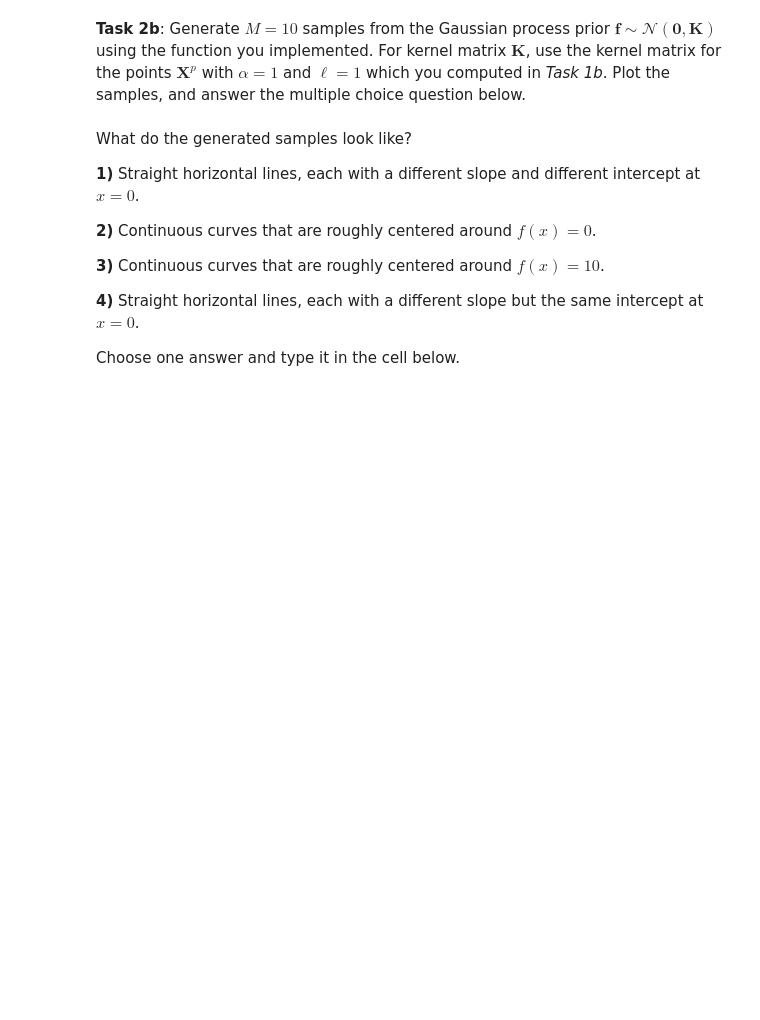
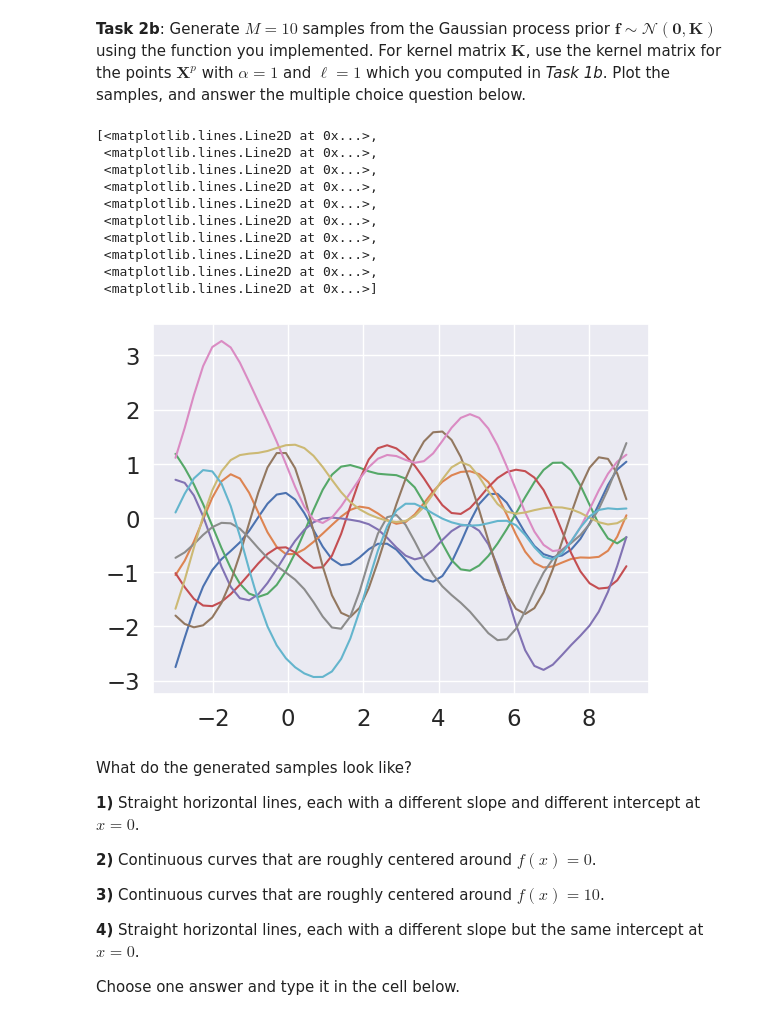
Before and after one commit to Carlos-Elias-Riv/CSAalto, a Jupyter notebook: GPs/assignment2/assignment2.ipynb, the cells around one changed output. Saved outputs shown, nothing was run; the diff lists cells and outputs as text; code cells hidden in the pictures; blank space fills up the shorter version.

```diff
--- a/GPs/assignment2/assignment2.ipynb
+++ b/GPs/assignment2/assignment2.ipynb
@@ -185,7 +211,14 @@ def generate_samples(mean, K, M):
     """
 
     # YOUR CODE HERE
-    raise NotImplementedError()
+    mu = mean
+    Sigma = K
+    jitter = 1e-8
+    D = len(mu)
+    L = np.linalg.cholesky(Sigma + jitter*np.identity(D))
+    zs = np.random.normal(0, 1, size=(D, M))
+    fs = mu + np.dot(L, zs)
+    return fs
 # %% [markdown]
 Let's test the above function
 # %%
@@ -201,3 +231,21 @@ raise NotImplementedError()
+# %%
+# YOUR CODE HERE
+mean = np.zeros((N, 1))
+K = create_se_kernel(Xp, Xp, alpha=1, scale=1)
+samples = generate_samples(mean, K, 10)
+plt.plot(Xp, samples)
+# %% [output]
+[<matplotlib.lines.Line2D at 0x...>,
+ <matplotlib.lines.Line2D at 0x...>,
+ <matplotlib.lines.Line2D at 0x...>,
+ <matplotlib.lines.Line2D at 0x...>,
+ <matplotlib.lines.Line2D at 0x...>,
+ <matplotlib.lines.Line2D at 0x...>,
+ <matplotlib.lines.Line2D at 0x...>,
+ <matplotlib.lines.Line2D at 0x...>,
+ <matplotlib.lines.Line2D at 0x...>,
+ <matplotlib.lines.Line2D at 0x...>]
+[figure, added]
 # %% [markdown]
 What do the generated samples look like?
 
```
Also changed, not shown: parts of 31 cells of this notebook.
